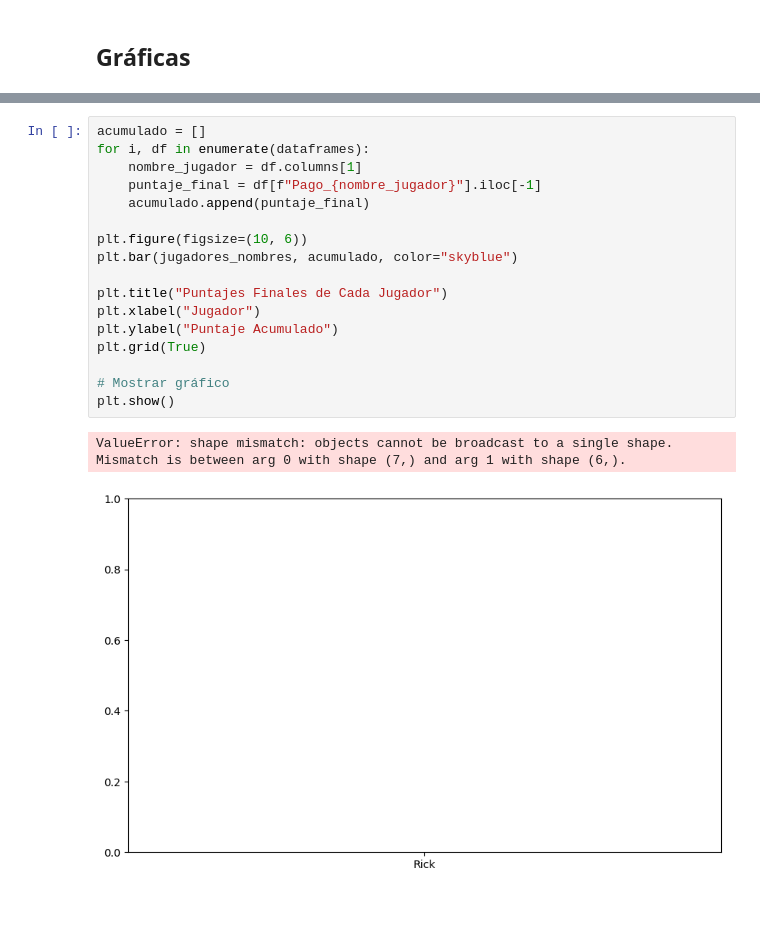
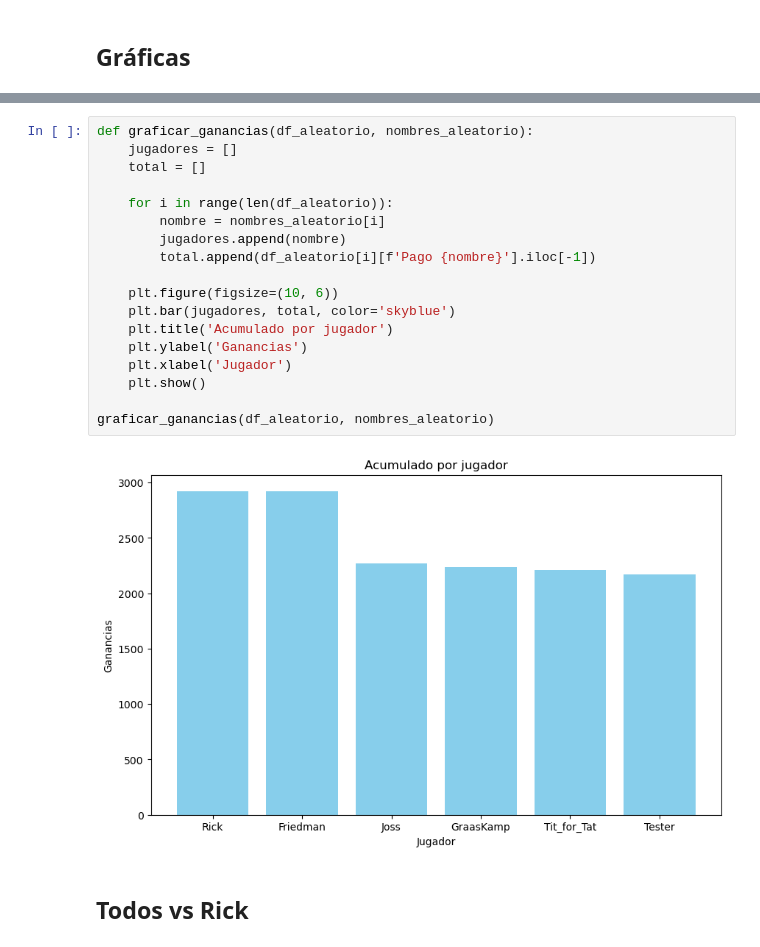
Before and after one commit to AlexFajardo26/Teoria_de_juegos, a Jupyter notebook: Proyecto.ipynb, the cells around one changed output, grey strips where cells are left out. Cells and saved outputs as stored; diff of their text form; blank space fills up the shorter version.

```diff
--- a/Proyecto.ipynb
+++ b/Proyecto.ipynb
@@ -217,20 +246,22 @@ plt.show()
-# %%
-acumulado = []
-for i, df in enumerate(dataframes):
-    nombre_jugador = df.columns[1]
-    puntaje_final = df[f"Pago_{nombre_jugador}"].iloc[-1]
-    acumulado.append(puntaje_final)
-
-plt.figure(figsize=(10, 6))
-plt.bar(jugadores_nombres, acumulado, color="skyblue")
-
-plt.title("Puntajes Finales de Cada Jugador")
-plt.xlabel("Jugador")
-plt.ylabel("Puntaje Acumulado")
-plt.grid(True)
-
-# Mostrar gráfico
-plt.show()
-# %% [output]
-ValueError: shape mismatch: objects cannot be broadcast to a single shape.  Mismatch is between arg 0 with shape (7,) and arg 1 with shape (6,).
-[figure, removed]
+# %%
+def graficar_ganancias(df_aleatorio, nombres_aleatorio):
+    jugadores = []
+    total = []
+
+    for i in range(len(df_aleatorio)):
+        nombre = nombres_aleatorio[i]
+        jugadores.append(nombre)
+        total.append(df_aleatorio[i][f'Pago {nombre}'].iloc[-1])
+
+    plt.figure(figsize=(10, 6))
+    plt.bar(jugadores, total, color='skyblue')
+    plt.title('Acumulado por jugador')
+    plt.ylabel('Ganancias')
+    plt.xlabel('Jugador')
+    plt.show()
+
+graficar_ganancias(df_aleatorio, nombres_aleatorio)
+# %% [output]
+[figure, added]
+# %% [markdown]
+## Todos vs Rick
```
Also changed, not shown: parts of 16 cells of this notebook.
